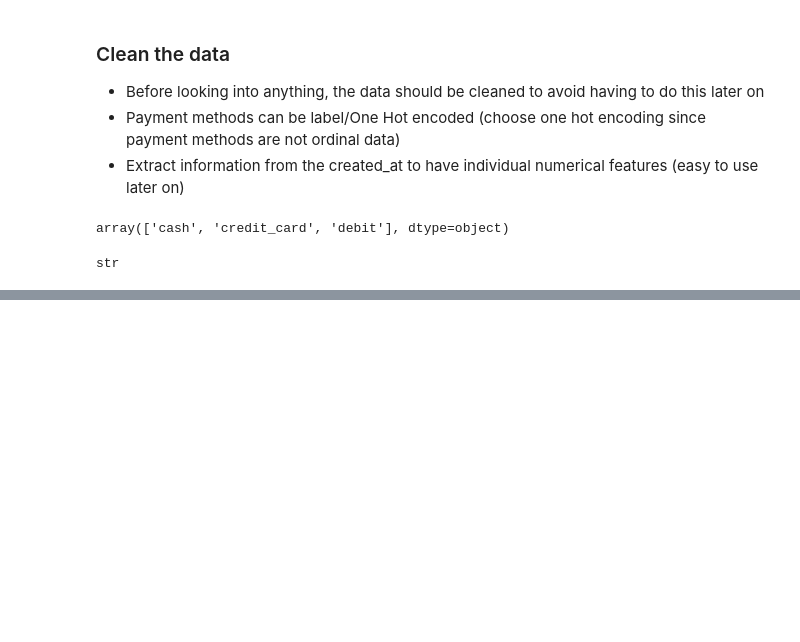
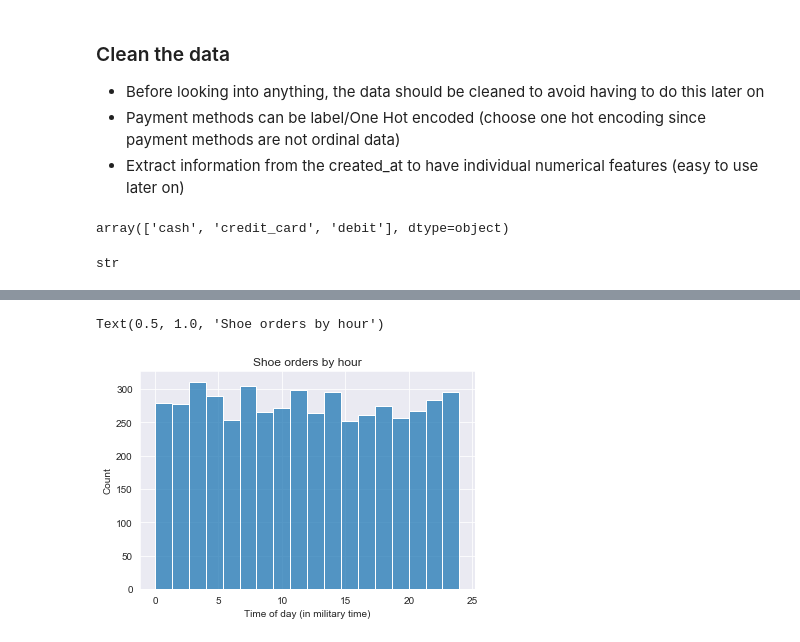
Before and after one commit to Nick-palmar/shopify_data_science_intern_challenge, a Jupyter notebook: q1.ipynb, the cells around one changed output, grey strips where cells are left out. Drawn from its saved outputs; the diff is of its cells as text; code cells hidden in the pictures; blank space fills up the shorter version.

```diff
--- a/q1.ipynb
+++ b/q1.ipynb
@@ -53,0 +247,7 @@ str
+# %%
+orders_by_hour = sns.histplot(x='hours_time', data=orders_df)
+orders_by_hour.set_xlabel('Time of day (in military time)')
+orders_by_hour.set_title('Shoe orders by hour')
+# %% [output]
+Text(0.5, 1.0, 'Shoe orders by hour')
+[figure, added]
```
Also changed, not shown: parts of 23 cells of this notebook, 1 other file.
